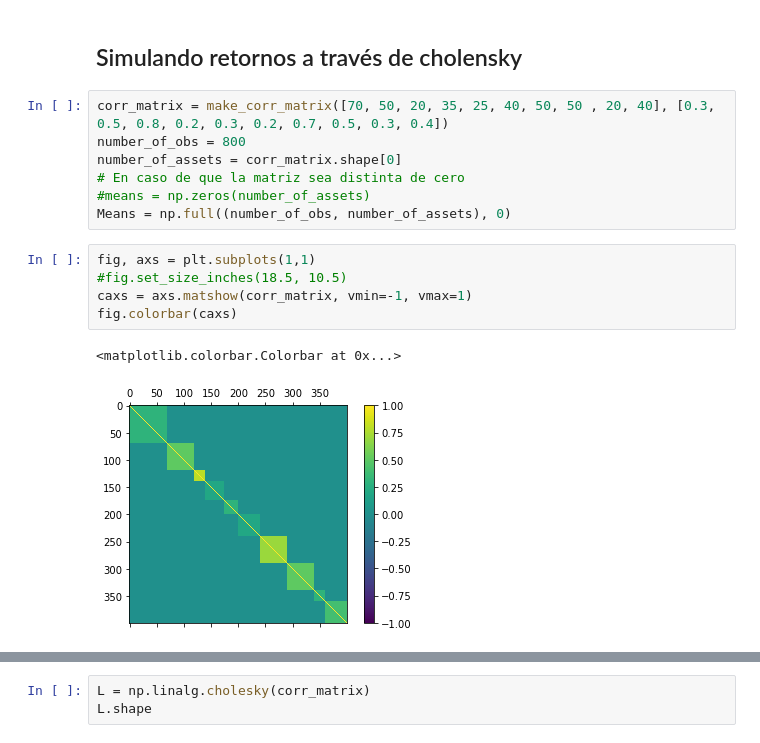
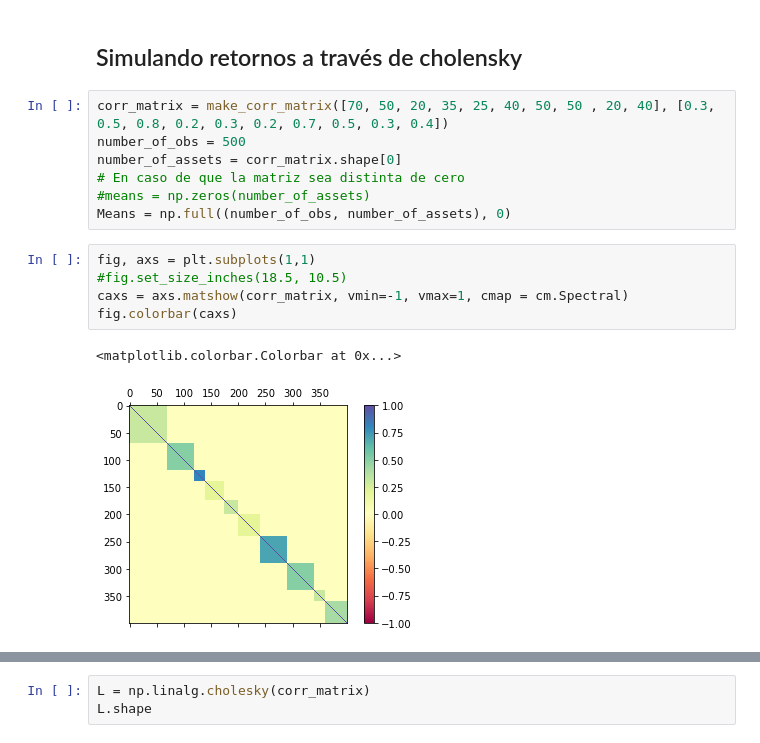
Before and after one commit to jduarte00/tesis, a Jupyter notebook: simulaciones.ipynb, the cells around one changed output, grey strips where cells are left out. Drawn from its saved outputs; the diff is of its cells as text.

```diff
--- a/simulaciones.ipynb
+++ b/simulaciones.ipynb
@@ -55,7 +56,7 @@ array([[1. , 0.1, 0.1, 0.1, 0.1, 0. , 0. , 0. , 0. , 0. ],
 ## Simulando retornos a través de cholensky
 # %%
 corr_matrix = make_corr_matrix([70, 50, 20, 35, 25, 40, 50, 50 , 20, 40], [0.3, 0.5, 0.8, 0.2, 0.3, 0.2, 0.7, 0.5, 0.3, 0.4])
-number_of_obs = 800
+number_of_obs = 500
 number_of_assets = corr_matrix.shape[0]
 # En caso de que la matriz sea distinta de cero
 #means = np.zeros(number_of_assets)
@@ -63,11 +64,11 @@ Means = np.full((number_of_obs, number_of_assets), 0)
 # %%
 fig, axs = plt.subplots(1,1)
 #fig.set_size_inches(18.5, 10.5)
-caxs = axs.matshow(corr_matrix, vmin=-1, vmax=1)
+caxs = axs.matshow(corr_matrix, vmin=-1, vmax=1, cmap = cm.Spectral)
 fig.colorbar(caxs)
 # %% [output]
 <matplotlib.colorbar.Colorbar at 0x...>
-[figure, old version]
+[figure, new version]
 # %%
 Z = np.random.normal(size = number_of_assets * number_of_obs)
 Z.shape
```
Also changed, not shown: parts of 15 cells of this notebook.
